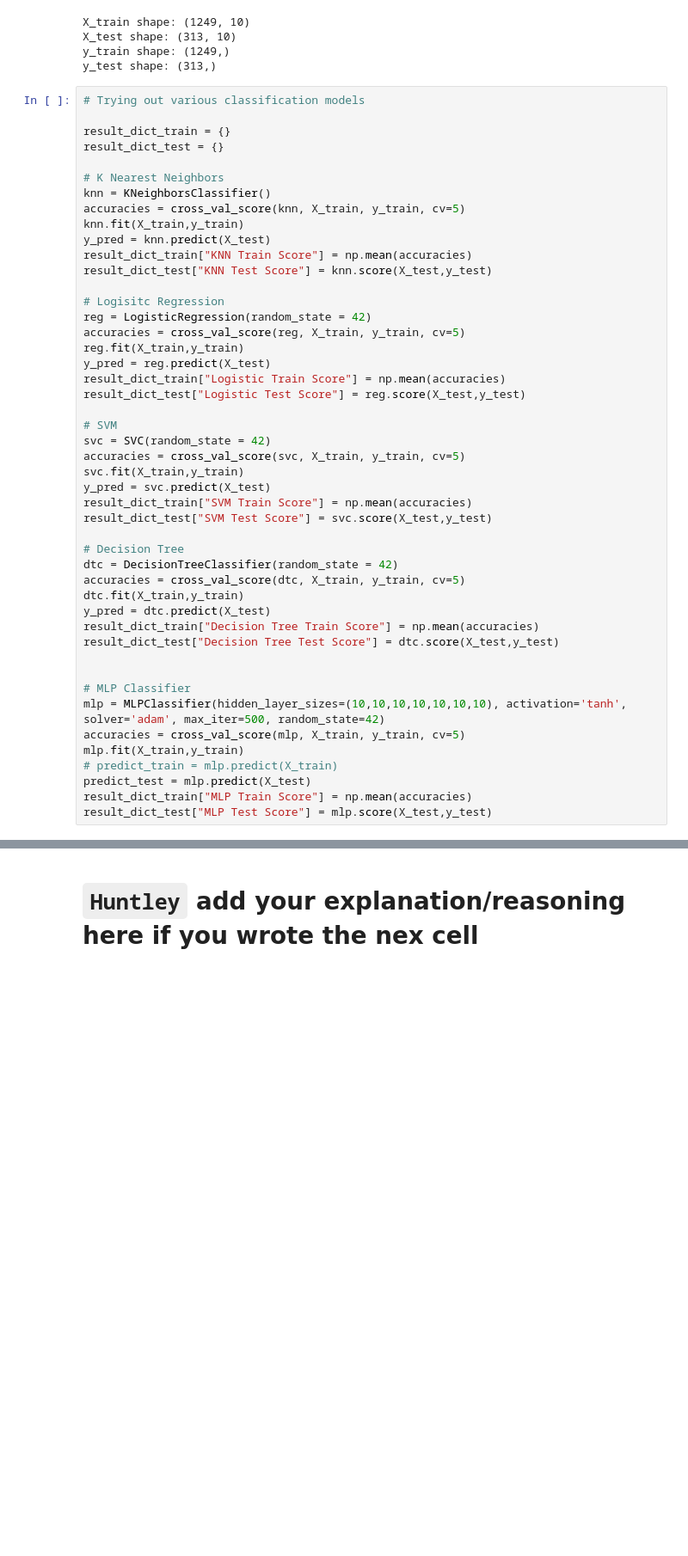
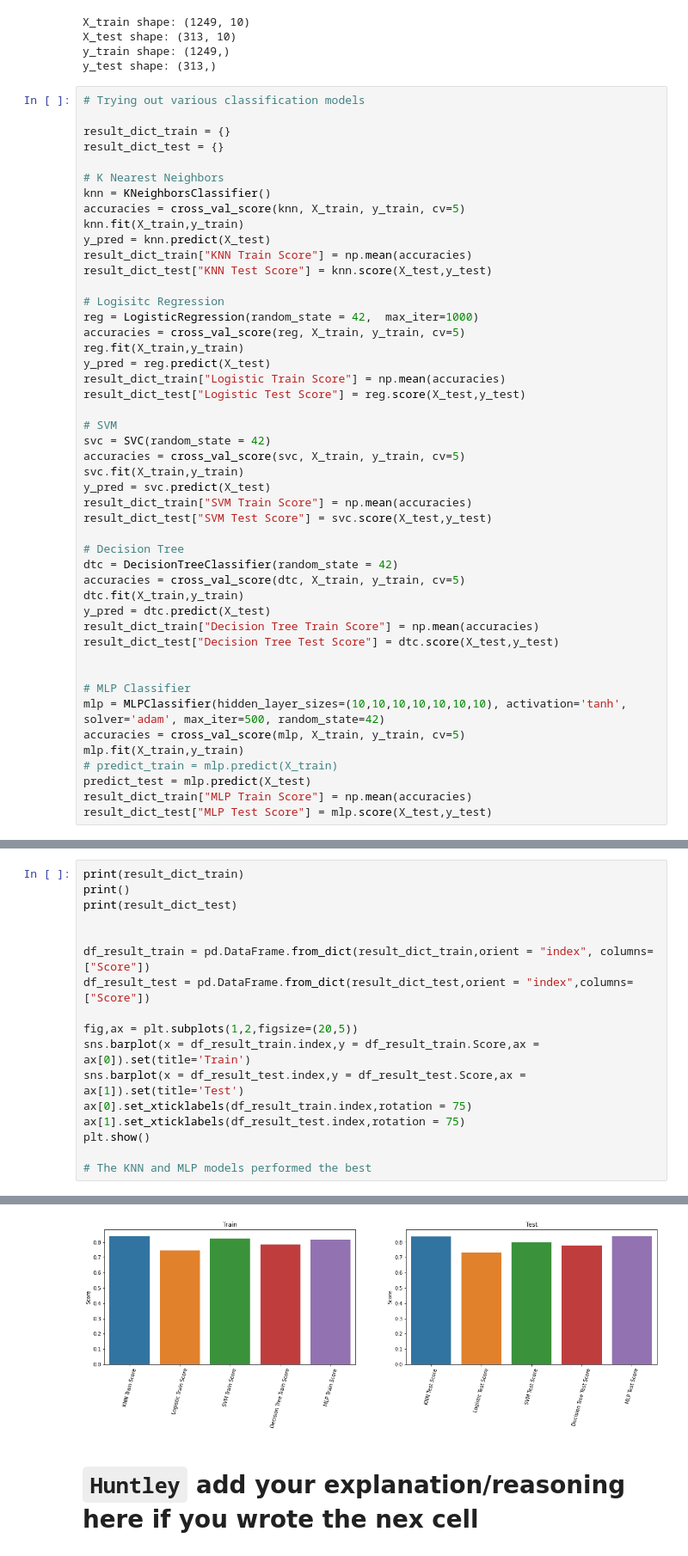
Before and after one commit to Bahram-khoda/Data-Science-Analysis-over-world-health-organization-report-on-happiness, a Jupyter notebook: DSCI-591-main-Code.ipynb, the cells around one changed output, grey strips where cells are left out. Shown at 86% size. Drawn from its saved outputs; the diff is of its cells as text; blank space fills up the shorter version.

````diff
--- a/DSCI-591-main-Code.ipynb
+++ b/DSCI-591-main-Code.ipynb
@@ -874,7 +874,7 @@ result_dict_train["KNN Train Score"] = np.mean(accuracies)
 result_dict_test["KNN Test Score"] = knn.score(X_test,y_test)
 
 # Logisitc Regression
-reg = LogisticRegression(random_state = 42)
+reg = LogisticRegression(random_state = 42,  max_iter=1000)
 accuracies = cross_val_score(reg, X_train, y_train, cv=5)
 reg.fit(X_train,y_train)
 y_pred = reg.predict(X_test)
@@ -948,0 +909,18 @@ plt.show()
+# %%
+print(result_dict_train)
+print()
+print(result_dict_test)
+
+
+df_result_train = pd.DataFrame.from_dict(result_dict_train,orient = "index", columns=["Score"])
+df_result_test = pd.DataFrame.from_dict(result_dict_test,orient = "index",columns=["Score"])
+
+fig,ax = plt.subplots(1,2,figsize=(20,5))
+sns.barplot(x = df_result_train.index,y = df_result_train.Score,ax = ax[0]).set(title='Train')
+sns.barplot(x = df_result_test.index,y = df_result_test.Score,ax = ax[1]).set(title='Test')
+ax[0].set_xticklabels(df_result_train.index,rotation = 75)
+ax[1].set_xticklabels(df_result_test.index,rotation = 75)
+plt.show()
+
+# The KNN and MLP models performed the best
+# %% [output]
@@ -949,3 +930,4 @@ plt.show()
+[figure, added]
 # %% [markdown]
 # ```Huntley``` add your explanation/reasoning here if you wrote the nex cell
 # %%
````
Also changed, not shown: parts of 3 cells of this notebook, 1 other file.
